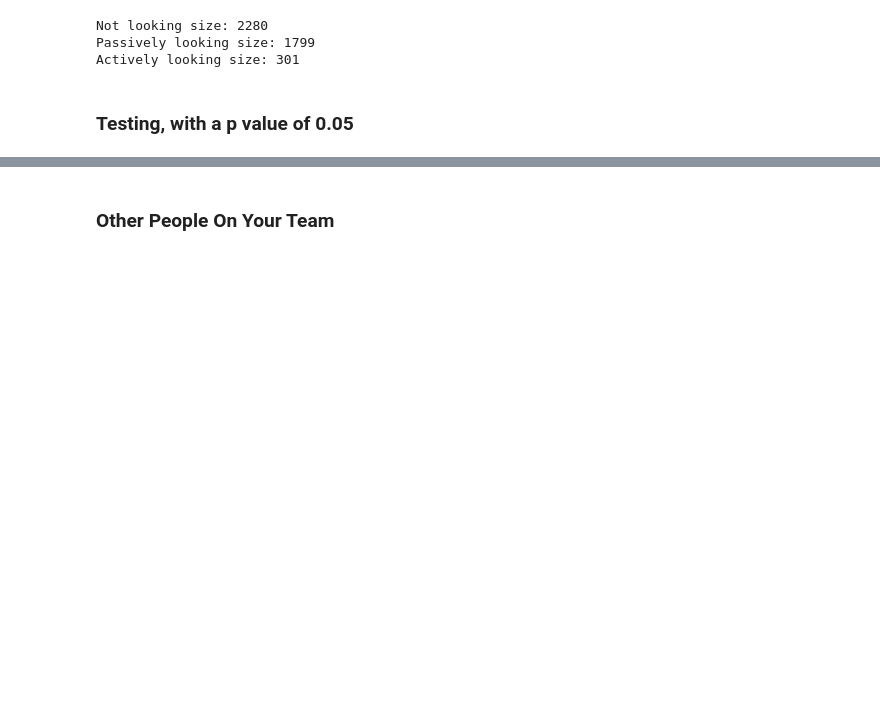
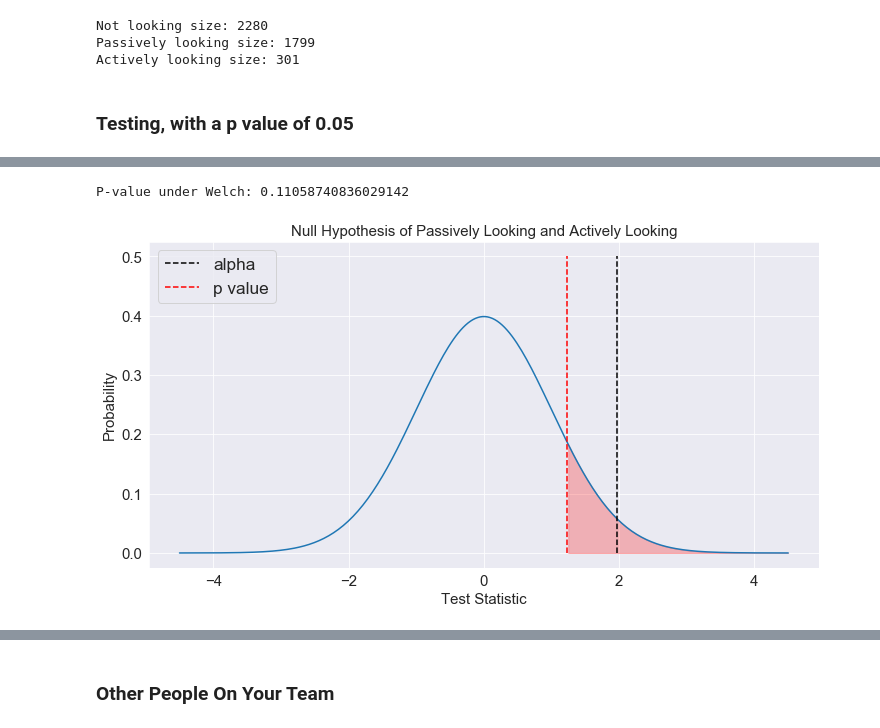
Before and after one commit to unit-00/data-professionals, a Jupyter notebook: salary_analysis.ipynb, the cells around one changed output, grey strips where cells are left out. Drawn from its saved outputs; the diff is of its cells as text; code cells hidden in the pictures; blank space fills up the shorter version.

```diff
--- a/salary_analysis.ipynb
+++ b/salary_analysis.ipynb
@@ -466,0 +513,12 @@ def power_analysis(n1, n2, n3):
+# %%
+t, p = stats.ttest_ind(pl_salary_adj, al_salary_adj, equal_var=False)
+
+fig, ax = plt.subplots(figsize=(12, 6))
+
+(plot_hypo(ax, pl_salary_adj, al_salary_adj, xlabel='Test Statistic', ylabel='Probability',
+            title='Null Hypothesis of Passively Looking and Actively Looking'))
+
+print(f'P-value under Welch: {p/2}')
+# %% [output]
+P-value under Welch: 0.11058740836029142
+[figure, added]
```
Also changed, not shown: parts of 45 cells of this notebook, 1 other file.
